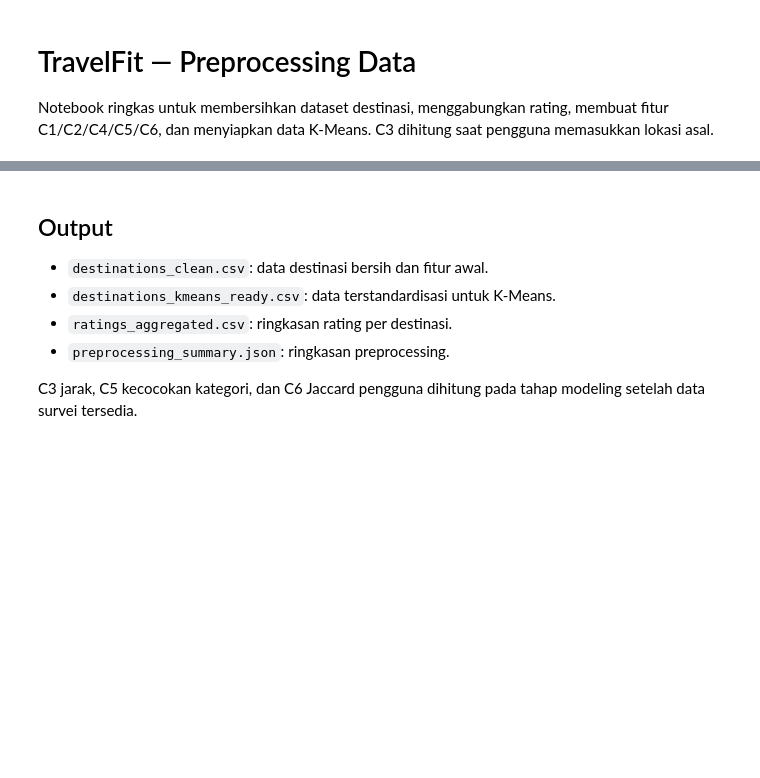
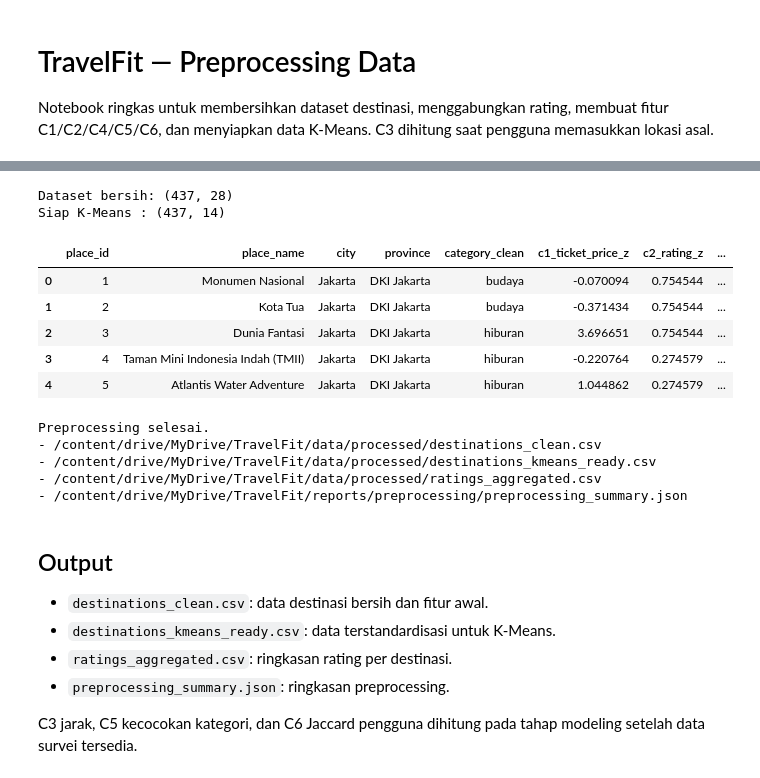
Before and after one commit to ReBioNC/SPK_Destinasi_Wisata, a Jupyter notebook: notebooks/01_preprocessing_travelfit.ipynb, the cells around one changed output, grey strips where cells are left out. Saved outputs shown, nothing was run; the diff lists cells and outputs as text; code cells hidden in the pictures; blank space fills up the shorter version.

```diff
--- a/notebooks/01_preprocessing_travelfit.ipynb
+++ b/notebooks/01_preprocessing_travelfit.ipynb
@@ -183,21 +212,61 @@ destinations[['place_name', 'c4_facility_score', 'category_clean', 'activity_tag
 # %%
-# 5. Standardisasi fitur numerik dan one-hot encoding kategori untuk K-Means.
-NUMERIC_FEATURES = ['c1_ticket_price', 'c2_rating', 'c4_facility_score']
+# 5. Standardisasi fitur numerik dan one-hot encoding kategori untuk K-Means
+
+NUMERIC_FEATURES = [
+    "c1_ticket_price",
+    "c2_rating",
+    "c4_facility_score",
+]
+
 numeric_data = destinations[NUMERIC_FEATURES].astype(float)
+
+# Standardisasi Z-score
 feature_mean = numeric_data.mean()
 feature_scale = numeric_data.std(ddof=0).replace(0, 1)
+
 scaled_data = (numeric_data - feature_mean) / feature_scale
-scaled_data.columns = [f'{column}_z' for column in NUMERIC_FEATURES]
-category_data = pd.get_dummies(destinations['category_clean'], prefix='category', dtype=int)
+scaled_data.columns = [
+    f"{column}_z" for column in NUMERIC_FEATURES
+]
 
-kmeans_ready = pd.concat([
-    destinations[['place_id', 'place_name', 'city', 'province', 'category_clean']].reset_index(drop=True),
-    scaled_data.reset_index(drop=True),
-    category_data.reset_index(drop=True),
-], axis=1)
-print('Dataset bersih:', destinations.shape)
-print('Siap K-Means  :', kmeans_ready.shape)
+# One-hot encoding kategori
+category_data = pd.get_dummies(
+    destinations["category_clean"],
+    prefix="category",
+    dtype=int,
+)
+
+# Gabungkan identitas destinasi dengan fitur hasil transformasi
+kmeans_ready = pd.concat(
+    [
+        destinations[
+            [
+                "place_id",
+                "place_name",
+                "city",
+                "province",
+                "category_clean",
+            ]
+        ].reset_index(drop=True),
+        scaled_data.reset_index(drop=True),
+        category_data.reset_index(drop=True),
+    ],
+    axis=1,
+)
+
+print("Dataset bersih:", destinations.shape)
+print("Siap K-Means :", kmeans_ready.shape)
+
 kmeans_ready.head()
+# %% [output]
+Dataset bersih: (437, 28)
+Siap K-Means : (437, 14)
+|  | place_id | place_name | city | province | category_clean | c1_ticket_price_z | c2_rating_z | ... |
+| 0 | 1 | Monumen Nasional | Jakarta | DKI Jakarta | budaya | -0.070094 | 0.754544 | ... |
+| 1 | 2 | Kota Tua | Jakarta | DKI Jakarta | budaya | -0.371434 | 0.754544 | ... |
+| 2 | 3 | Dunia Fantasi | Jakarta | DKI Jakarta | hiburan | 3.696651 | 0.754544 | ... |
+| 3 | 4 | Taman Mini Indonesia Indah (TMII) | Jakarta | DKI Jakarta | hiburan | -0.220764 | 0.274579 | ... |
+| 4 | 5 | Atlantis Water Adventure | Jakarta | DKI Jakarta | hiburan | 1.044862 | 0.274579 | ... |
 # %%
 # 6. Simpan hasil preprocessing.
 destinations['source_dataset'] = 'Indonesia Tourism Destination'
@@ -236,6 +305,12 @@ print('-', destinations_path)
 print('-', kmeans_path)
 print('-', ratings_path)
 print('-', summary_path)
+# %% [output]
+Preprocessing selesai.
+- /content/drive/MyDrive/TravelFit/data/processed/destinations_clean.csv
+- /content/drive/MyDrive/TravelFit/data/processed/destinations_kmeans_ready.csv
+- /content/drive/MyDrive/TravelFit/data/processed/ratings_aggregated.csv
+- /content/drive/MyDrive/TravelFit/reports/preprocessing/preprocessing_summary.json
 # %% [markdown]
 ## Output
 
```
Also changed, not shown: parts of 5 cells of this notebook.
